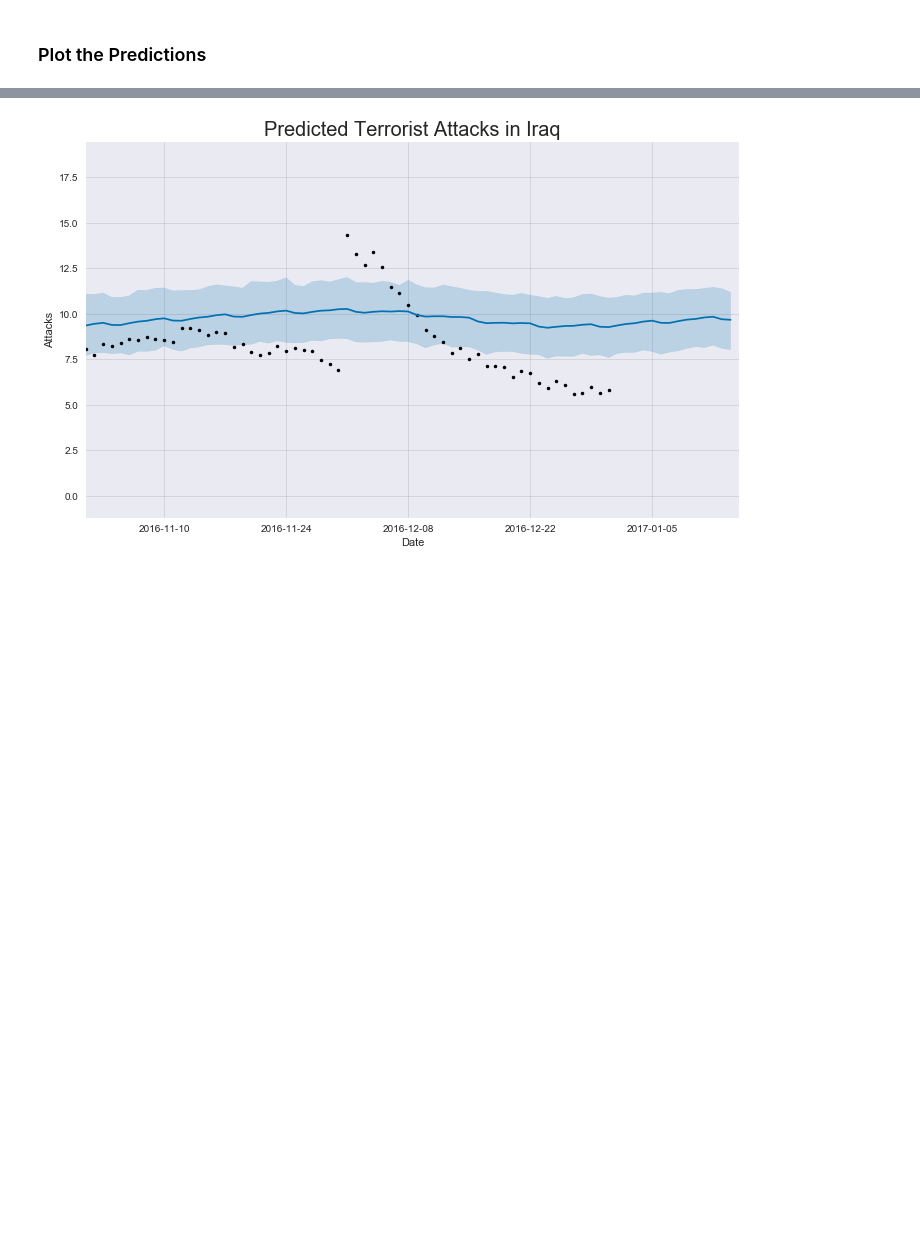
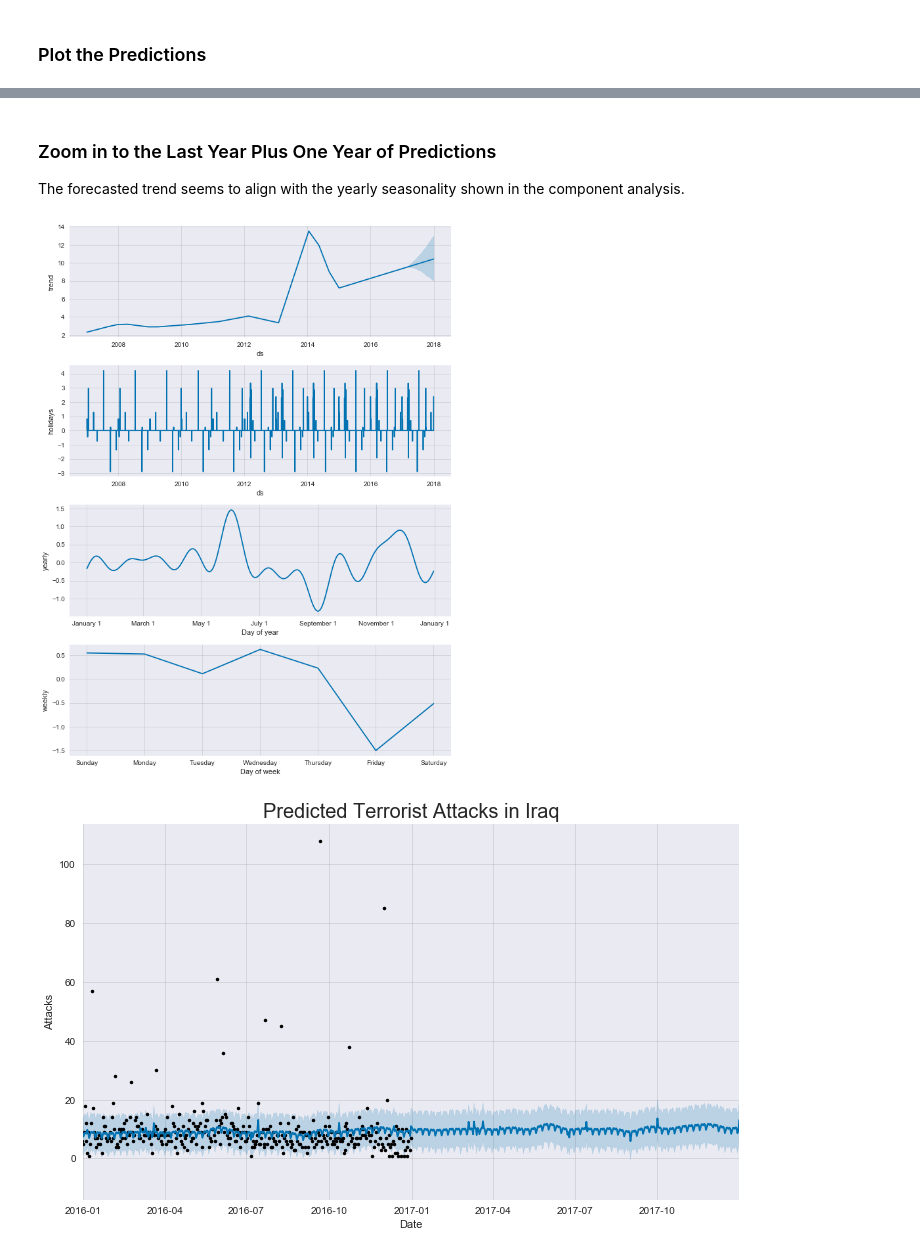
Before and after one commit to tcskowronek/predicting-terrorist-attacks, a Jupyter notebook: src/05-Time-Series-Prediction.ipynb, the cells around one changed output, grey strips where cells are left out. Drawn from its saved outputs; the diff is of its cells as text; code cells hidden in the pictures; blank space fills up the shorter version.

Commit message:
Add Iraq holidays into the forecast and plots for the seasonal components

```diff
--- a/src/05-Time-Series-Prediction.ipynb
+++ b/src/05-Time-Series-Prediction.ipynb
@@ -287,7 +300,7 @@ Create a modified dataset to comply with the Facebook Prophet requirements.
 # %%
 import fbprophet
 
-iraq_fb = iraq_ewm.copy()
+iraq_fb = iraq_ts.copy()
 iraq_fb['index1'] = iraq_fb.index
 iraq_fb.columns = ['y', 'ds']
 
@@ -301,0 +318,4 @@ iraq_fb.head()
+# %%
+# Load the preprocessed GTD dataset
+iraq_holidays = pd.read_csv('../data/iraq-holidays.csv', na_values=[''])
+iraq_holidays.head()
@@ -305,6 +332,6 @@ Create the time serie model for attacks in Iraq.
 # %%
 # Make the prophet model and fit on the data
-prophet1 = fbprophet.Prophet(changepoint_prior_scale=0.15)
+prophet1 = fbprophet.Prophet(changepoint_prior_scale=0.15, holidays=iraq_holidays)
 prophet1.fit(iraq_fb)
 # %% [output]
 INFO:fbprophet.forecaster:Disabling daily seasonality. Run prophet with daily_seasonality=True to override this.
@@ -315,9 +342,10 @@ Predict 14 days after last the data point of 2016-12-31.
 # %%
-# Specify 14 days out to predict
-future_data = prophet1.make_future_dataframe(periods=14, freq = 'D')
+# Specify 365 days out to predict
+future_data = prophet1.make_future_dataframe(periods=365, freq = 'D')
 
 # Predict the values
 forecast_data = prophet1.predict(future_data)
 forecast_data[['ds', 'yhat', 'yhat_lower', 'yhat_upper']].tail()
+#forecast_data.tail()
 # %% [output]
 |  | ds | yhat | yhat_lower | yhat_upper |
@@ -339,7 +372,11 @@ plt.show();
+# %% [markdown]
+### Zoom in to the Last Year Plus One Year of Predictions
+The forecasted trend seems to align with the yearly seasonality shown in the component analysis.
 # %%
 prophet1.plot(forecast_data, xlabel = 'Date', ylabel = 'Attacks')
 plt.title('Predicted Terrorist Attacks in Iraq', fontsize=20);
-plt.xlim(pd.Timestamp('2016-11-01'), pd.Timestamp('2017-01-15'))
+plt.xlim(pd.Timestamp('2016-01-01'), pd.Timestamp('2017-12-31'))
 plt.show();
 # %% [output]
-[figure, old version]
+[figure, new version]
+[figure, added]
```
Also changed, not shown: parts of 22 cells of this notebook.
